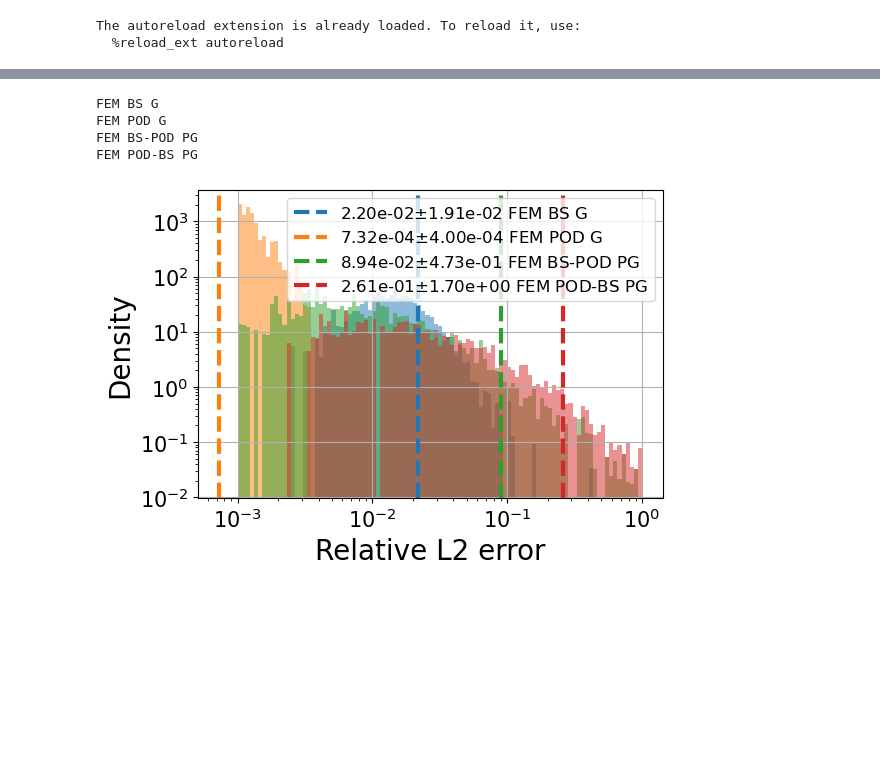
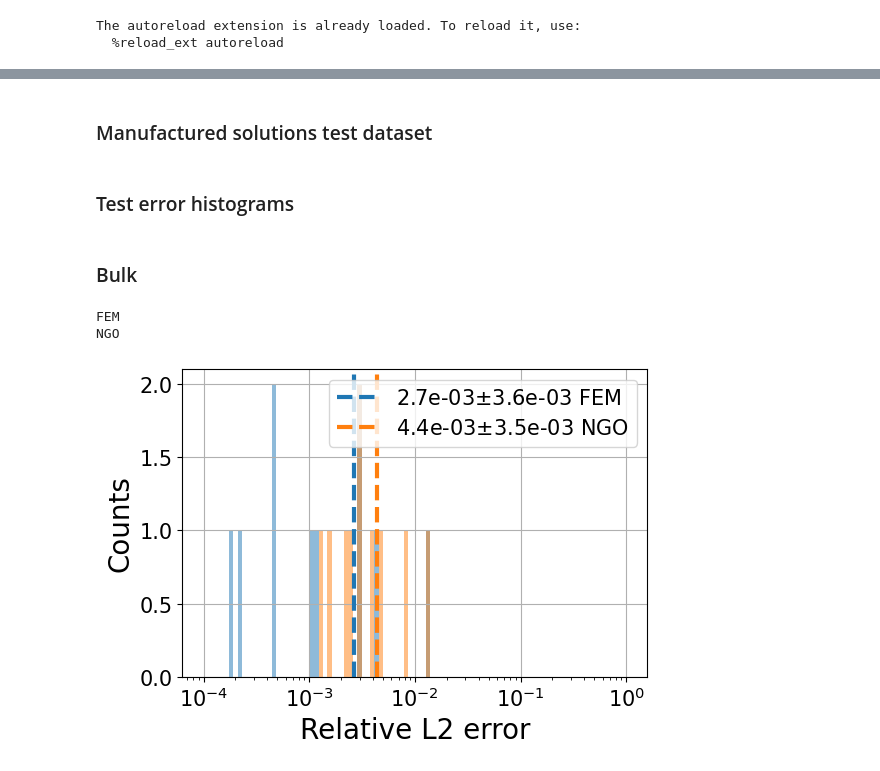
Before and after one commit to JoostHMPrins/ngo, a Jupyter notebook: analysisnotebooks/NGOpredictions.ipynb, the cells around one changed output, grey strips where cells are left out. Saved outputs shown, nothing was run; the diff lists cells and outputs as text; code cells hidden in the pictures; blank space fills up the shorter version.

Commit message:
Added plots on varying length scale, training error, errors on boundaries

```diff
--- a/analysisnotebooks/NGOpredictions.ipynb
+++ b/analysisnotebooks/NGOpredictions.ipynb
@@ -49,0 +46,16 @@ u_test = np.load('../../../trainingdata/VarMiONpaperdata/test/u.npy')[:N_samples
+# %% [markdown]
+### Manufactured solutions test dataset
+# %%
+N_samples = 10
+
+dataset = MFSetDarcy(N_samples=N_samples, d=2, l_theta_min=0.5, l_theta_max=1, l_u_min=0.5/2, l_u_max=1/2)
+# dataset = MFSetDarcy(N_samples=N_samples, d=2, l_theta_min=0.2, l_theta_max=0.4, l_u_min=0.2/2, l_u_max=0.4/2)
+theta_test = dataset.theta
+f_test = dataset.f
+etat_test = dataset.etat
+etab_test = dataset.etab
+gl_test = dataset.gl
+gr_test = dataset.gr
+u_test = dataset.u
+# %% [markdown]
+### Test error histograms
@@ -50,41 +89,44 @@ u_test = np.load('../../../trainingdata/VarMiONpaperdata/test/u.npy')[:N_samples
+# %% [markdown]
+### Bulk
 # %%
 size_title = 20
 size_ticklabels = 15
 size_axeslabels = 20
 
 fig, ax = plt.subplots(1,1, figsize=(6, 4))
 fig.subplots_adjust(left=None, bottom=None, right=None, top=None, wspace=0.4, hspace=0.4)
 
 colors = ['C0','C1','C2','C3','C4','C5','C6','C7','C8','C9','C10']
-plotlabels = ['BS G-NGO', 'POD G-NGO', 'BS-POD PG-NGO', 'POD-BS PG-NGO']
+
+x_test = np.random.uniform(0,1, size=(N_samples,268,2))
+u_exact = []
+for i in range(len(u_test)):
+    u_exact.append(u_test[i](x_test[i]))
+u_exact = np.array(u_exact)
+
 j=0
 for model in modeldict:
     print(str(model))
-    if str(model).startswith('FEM')==True:
-        u_hat = modeldict[str(model)].simforward_FEM(theta_test, f_test, etab_test, etat_test, x_test)
-    else:
-        u_hat = modeldict[str(model)].simforward(theta_test, f_test, etab_test, etat_test, x_test)
-    L2 = torch.norm(torch.tensor(u_hat) - torch.tensor(u_test), p=2, dim=-1)
-    norm = torch.norm(torch.tensor(u_test), p=2, dim=-1)
+    u_hat = modeldict[str(model)].simforward(theta_test, f_test, etab_test, etat_test, gl_test, gr_test, x_test, u_test)
+    L2 = np.linalg.norm(u_hat - u_exact, ord=2, axis=-1)
+    norm = np.linalg.norm(u_exact, ord=2, axis=-1)
     L2_scaled = (L2/norm)
-    L2_scaled = L2_scaled.detach().numpy()
     L2_scaled_avg = np.average(L2_scaled)
     sigma = np.std(L2_scaled)
-    ax.hist(L2_scaled, bins=np.logspace(-3,0,100), density=True, alpha=0.5, linewidth=1, color=colors[j], histtype='bar')
-    ax.axvline(L2_scaled_avg, 0, 1, linewidth=3, linestyle='--', color=colors[j], label=format(L2_scaled_avg, f".{2}e")+r'$\pm$'+format(sigma, f".{2}e")+' '+str(model))
+    ax.hist(L2_scaled, bins=np.logspace(-4,0,100), density=False, alpha=0.5, linewidth=1, color=colors[j], histtype='bar')
+    # ax.hist(L2_scaled, bins=100, density=False, alpha=0.5, linewidth=1, color=colors[j], histtype='bar')
+    ax.axvline(L2_scaled_avg, 0, 1, linewidth=3, linestyle='--', color=colors[j], label=format(L2_scaled_avg, f".{1}e")+r'$\pm$'+format(sigma, f".{1}e")+' '+str(model))
     j+=1
-ax.legend(fontsize=12)
+ax.legend(fontsize=15)
 ax.tick_params(axis='both', labelsize=size_ticklabels)
 ax.set_xlabel(r'Relative L2 error', fontsize=size_axeslabels)
-ax.set_ylabel(r'Density', fontsize=size_axeslabels)
+ax.set_ylabel(r'Counts', fontsize=size_axeslabels)
 ax.grid()
 ax.set_xscale('log')
-ax.set_yscale('log')
+# ax.set_yscale('log')
 
-plt.savefig("allFEMs.svg", bbox_inches='tight')
+# plt.savefig("bulk.svg", bbox_inches='tight')
 # %% [output]
-FEM BS G
-FEM POD G
-FEM BS-POD PG
-FEM POD-BS PG
+FEM
+NGO
-[figure, old version]
+[figure, new version]
```
Also changed, not shown: parts of 24 cells of this notebook.
